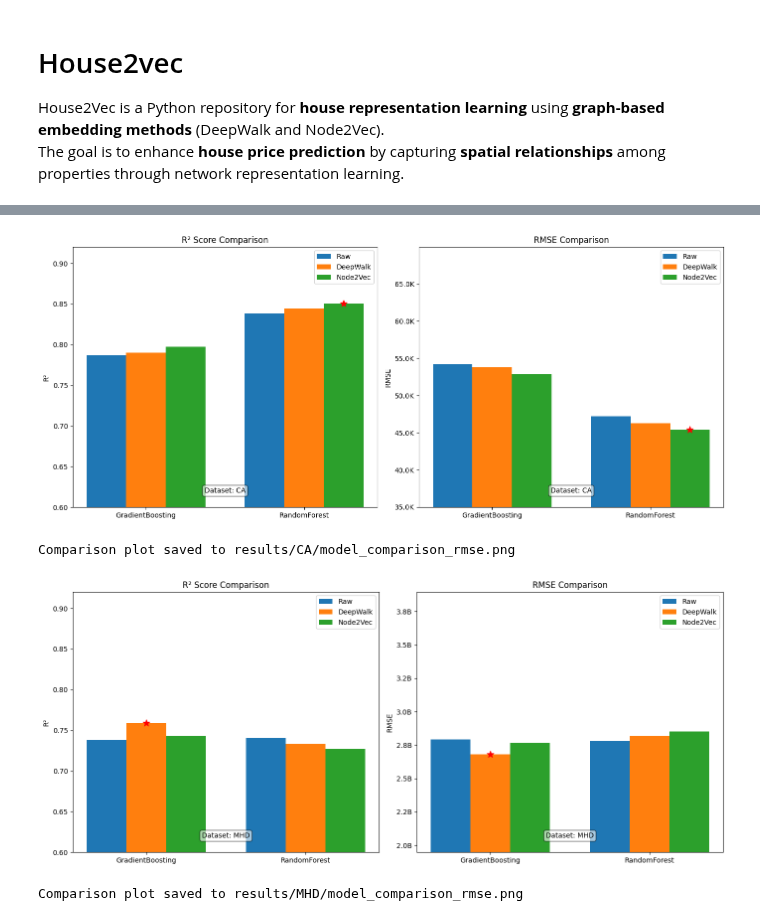
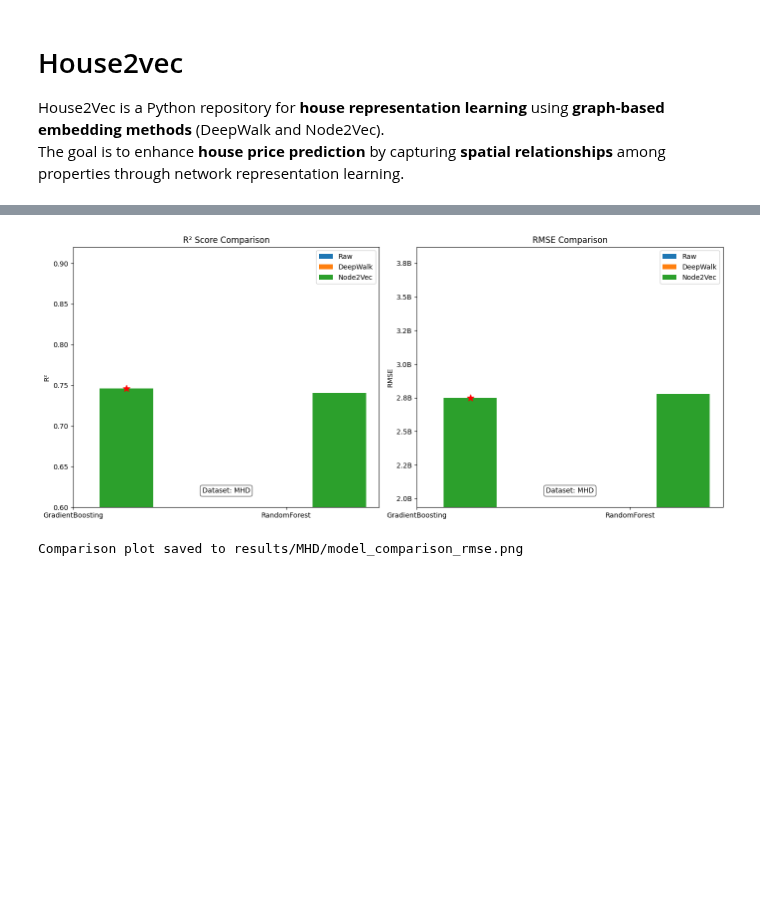
Before and after one commit to mamintoosi-papers-codes/House2Vec, a Jupyter notebook: main.ipynb, the cells around one changed output, grey strips where cells are left out. Saved outputs shown, nothing was run; the diff lists cells and outputs as text; code cells hidden in the pictures; blank space fills up the shorter version.

```diff
--- a/main.ipynb
+++ b/main.ipynb
@@ -147,36 +142,34 @@ def compare_models(dataset_name, use_rmse=False, res_file_name="final_results.xl
 
     axs[1].set_title(f"{metric_name} Comparison")
     axs[1].set_xticks(x)
     axs[1].set_xticklabels(models)#, rotation=45)
     axs[1].set_ylabel(metric_name)
     axs[1].legend()
 
     # y-axis limit
     y_mean = np.nanmean(all_metric_bars)
     axs[1].set_ylim(y_mean * 0.7, y_mean * 1.4)
 
     axs[1].text(0.5, 0.05, f"Dataset: {dataset_name}", transform=axs[1].transAxes,
                 fontsize=10, ha="center", va="bottom",
                 bbox=dict(boxstyle="round", fc="white", alpha=0.6))
 
     plt.tight_layout()
 
     # Save figure
     out_path = f"results/{dataset_name}/model_comparison.png" if not use_rmse \
                else f"results/{dataset_name}/model_comparison_rmse.png"
     os.makedirs(f"results/{dataset_name}", exist_ok=True)
     plt.savefig(out_path, dpi=300)
     plt.show()
     print(f"Comparison plot saved to {out_path}")
 
 
 # Example runs
 # compare_models("CA")          # R² + MSE_log
 # compare_models("MHD")         # R² + MSE_log
-compare_models("CA", True, "final_results-GB-RF.xlsx")  # R² + RMSE (in millions)
-compare_models("MHD", True, "final_results-GB-RF.xlsx")
+# compare_models("CA", True, "final_results-GB-RF.xlsx")  # R² + RMSE (in millions)
+compare_models("MHD", True, "final_results.xlsx")
 # %% [output]
-[figure, old version]
+[figure, new version]
-Comparison plot saved to results/CA/model_comparison_rmse.png
+Comparison plot saved to results/MHD/model_comparison_rmse.png
-[figure, removed]
-Comparison plot saved to results/MHD/model_comparison_rmse.png
```
Also changed, not shown: parts of 2 cells of this notebook, 3 other files.
